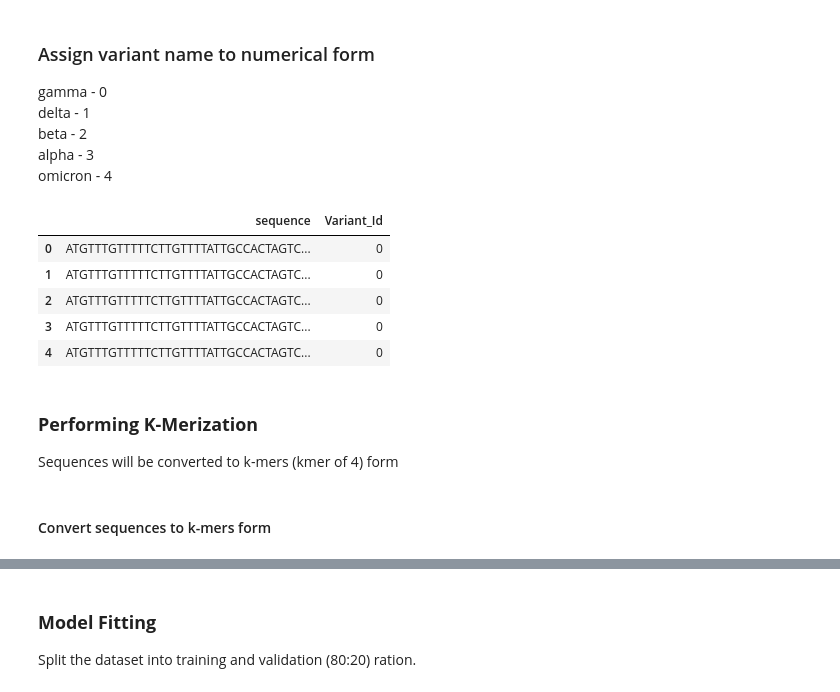
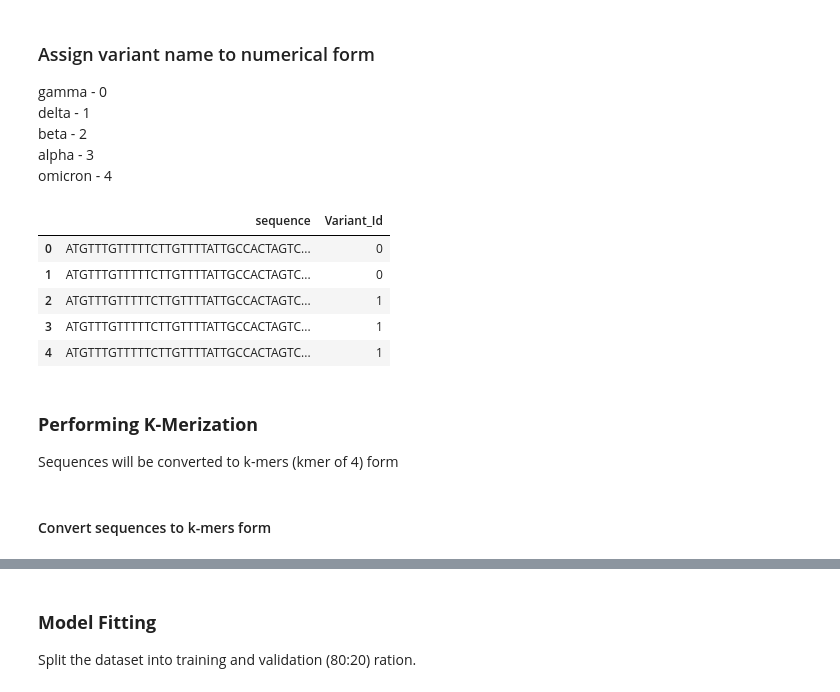
Before and after one commit to omicscodeathon/ml_sarscov2, a Jupyter notebook: notebook/notebook.ipynb, the cells around one changed output, grey strips where cells are left out. Drawn from its saved outputs; the diff is of its cells as text; code cells hidden in the pictures.

```diff
--- a/notebook/notebook.ipynb
+++ b/notebook/notebook.ipynb
@@ -88,23 +95,18 @@ beta - 2 \
 alpha - 3 \
 omicron - 4
 # %%
-def variant_annotation(dataset):
-    variant = {"gamma" : 0, "delta" : 1, "beta" : 2, "alpha" : 3, "omicron":4}
+variant = {"gamma" : 0, "delta" : 1, "beta" : 2, "alpha" : 3, "omicron":4}
 
-    for seq_data in dataset:
-        seq_data["Variant_Id"] = seq_data["Variant_Id"].map(variant)
-    return dataset
+dataset_2["Variant_Id"] = dataset_2["Variant_Id"].map(variant)
 
-variant_annotation(dataset)
-
-dataset_1.head()
+dataset_2.head()
 # %% [output]
 |  | sequence | Variant_Id |
 | 0 | ATGTTTGTTTTTCTTGTTTTATTGCCACTAGTC... | 0 |
 | 1 | ATGTTTGTTTTTCTTGTTTTATTGCCACTAGTC... | 0 |
-| 2 | ATGTTTGTTTTTCTTGTTTTATTGCCACTAGTC... | 0 |
-| 3 | ATGTTTGTTTTTCTTGTTTTATTGCCACTAGTC... | 0 |
-| 4 | ATGTTTGTTTTTCTTGTTTTATTGCCACTAGTC... | 0 |
+| 2 | ATGTTTGTTTTTCTTGTTTTATTGCCACTAGTC... | 1 |
+| 3 | ATGTTTGTTTTTCTTGTTTTATTGCCACTAGTC... | 1 |
+| 4 | ATGTTTGTTTTTCTTGTTTTATTGCCACTAGTC... | 1 |
 # %%
 def encode_seq(seq_data):
     """
@@ -172,5 +167,5 @@ kmer_data = [dataset_1_k, dataset_2_k]
-# %% [markdown]
-#### Convert sequences to k-mers form
+# %% [markdown]
+#### Convert sequences to k-mers form
 # %%
 def getKmers(sequence, size=4):
     """"
```
Also changed, not shown: parts of 37 cells of this notebook.
